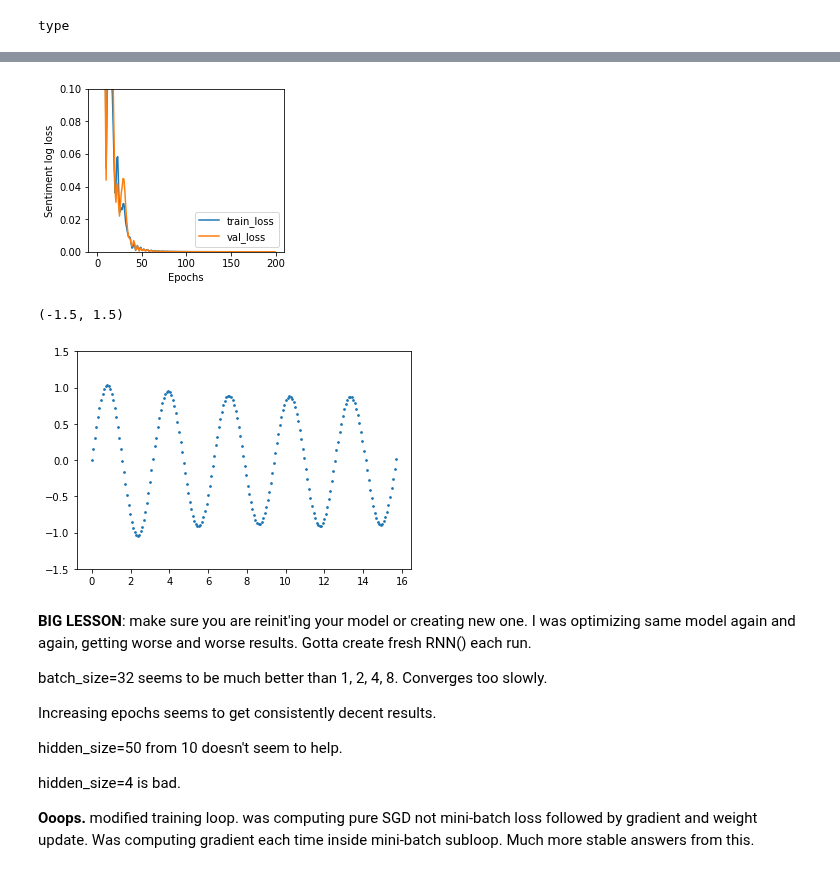
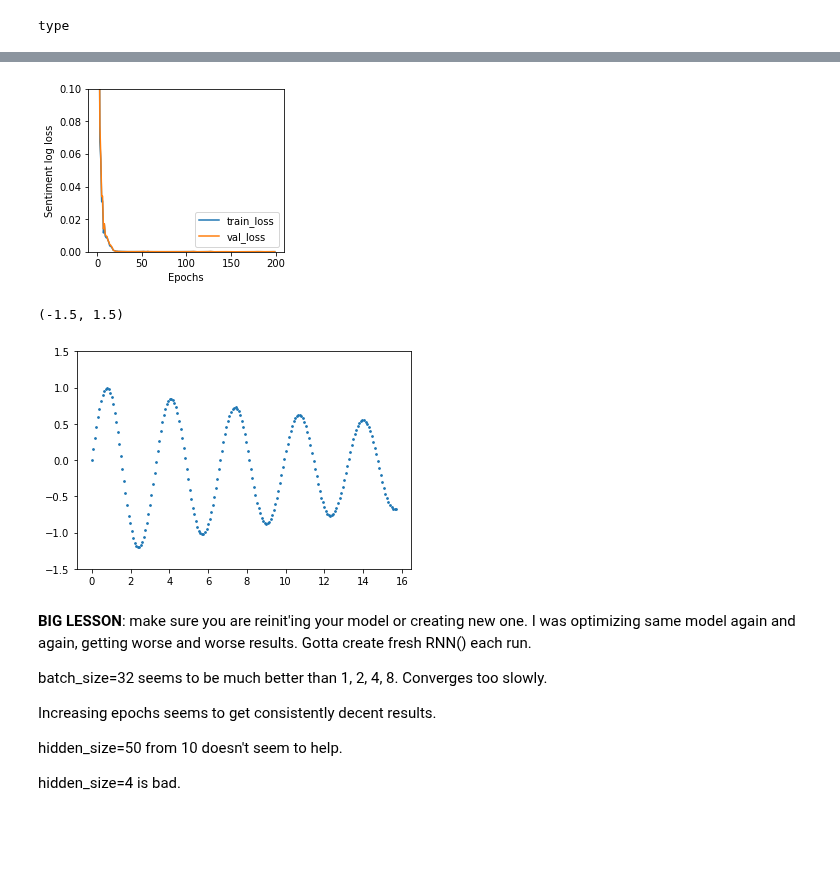
Before and after one commit to parrt/playdl, a Jupyter notebook: notebooks/RNN.ipynb, the cells around one changed output, grey strips where cells are left out. Cells and saved outputs as stored; diff of their text form; code cells hidden in the pictures; blank space fills up the shorter version.

```diff
--- a/notebooks/RNN.ipynb
+++ b/notebooks/RNN.ipynb
@@ -71,16 +71,15 @@ def rtrain(model:nn.Module, train_data:TensorDataset, valid_data:TensorDataset,
 #     optimizer = torch.optim.RMSprop(model.parameters(), lr=learning_rate, weight_decay=weight_decay)
 
     for ei in range(epochs): # epochs
-        loss = 0
         for bi, (batch_x, batch_y) in enumerate(train_loader): # mini-batch
 #             if len(batch_x)!=batch_size:
 #                 print(f"\tBatch {bi:3d} len {len(batch_x)}")
             y_prob = model(batch_x)
-            loss += loss_fn(y_prob, batch_y)
+            loss = loss_fn(y_prob, batch_y)
 
-        optimizer.zero_grad()
-        loss.backward() # autograd computes U.grad and M.grad
-        optimizer.step()
+            optimizer.zero_grad()
+            loss.backward() # autograd computes U.grad and M.grad
+            optimizer.step()
 
         with torch.no_grad():
             loss        = loss_fn(model(train_data.tensors[0]), train_data.tensors[1])
@@ -115,7 +114,7 @@ plt.plot(x,siny)
 # %% [markdown]
 Now take slide window to get training data. ith value is predicted from previous k values
 # %%
-k = 4
+k = 8
 X = []
 y = []
 for i in range(k,len(siny)):
@@ -139,6 +146,7 @@ class RNN(nn.Module):
     def __init__(self, input_features=4, output_features=1, hidden_size=10):
         super(RNN, self).__init__()
         self.output_features = output_features
+        self.hidden_size = hidden_size
         self.W_xh  = randn(hidden_size, 1, std=0.01).double()
         self.W_hh  = randn(hidden_size, hidden_size, std=0.01).double()
         self.W_hy  = randn(output_features, hidden_size, std=0.01).double()
@@ -155,12 +163,12 @@ class RNN(nn.Module):
 #         print("x", x.shape)
         batch_size = x.shape[0]
         nfeatures = x.shape[1]
-        h = 0 # placeholder: it's actually going to have shape len(x) by hidden_size
+        h = torch.zeros((self.hidden_size,1)).double() # or h=0 placeholder: it's actually going to have shape len(x) by hidden_size
         for i in range(nfeatures): # for all input_features
+#             print(h.shape)
             xi = x[:,i].reshape(1,-1)
-            h += self.W_xh.mm(xi)
-            foo = self.W_hh.mm(h)
-            h = torch.relu(foo)
+            h = self.W_hh.mm(h) + self.W_xh.mm(xi)
+            h = torch.relu(h) # better than sigmoid for vanishing gradient
         o = self.W_hy.mm(h)
         return o.reshape(batch_size, self.output_features)
 # %%
@@ -176,11 +184,11 @@ print(f"{len(X_train)} training and {len(X_valid)} test records")
 # %%
-rnn = RNN(input_features=k, hidden_size=20).to(device)
+rnn = RNN(input_features=k, hidden_size=10).to(device)
 model, history = rtrain(rnn, TensorDataset(X_train, y_train), TensorDataset(X_valid, y_valid),
                         loss_fn=torch.nn.MSELoss(),
                         metric=torch.nn.L1Loss(),
                         epochs=200,
-                        learning_rate=.02,
-                        weight_decay=0.0000001,
+                        learning_rate=.015,
+                        weight_decay=0.00001,
                         batch_size=32,
                         print_every=20)
 
@@ -199,4 +207,4 @@ Epoch 180 loss   0.000,   0.000   L1Loss 0.203, 0.183
-[figure, old version]
+[figure, new version]
 # %%
 x = np.linspace(0,ncycles*np.pi,timesteps)
 siny = np.sin(2*x)
@@ -213,7 +221,7 @@ plt.scatter(x[0:n_output], output, s=3)
 plt.ylim(-1.5,1.5)
 # %% [output]
 (-1.5, 1.5)
-[figure, old version]
+[figure, new version]
 # %% [markdown]
 **BIG LESSON**: make sure you are reinit'ing your model or creating new one. I was optimizing same model again and again, getting worse and worse results. Gotta create fresh RNN() each run.
 
@@ -224,5 +232,3 @@ Increasing epochs seems to get consistently decent results.
 hidden_size=50 from 10 doesn't seem to help.
 
 hidden_size=4 is bad.
-
-**Ooops.** modified training loop. was computing pure SGD not mini-batch loss followed by gradient and weight update. Was computing gradient each time inside mini-batch subloop. Much more stable answers from this.
```
Also changed, not shown: parts of 4 cells of this notebook, 4 other files.
